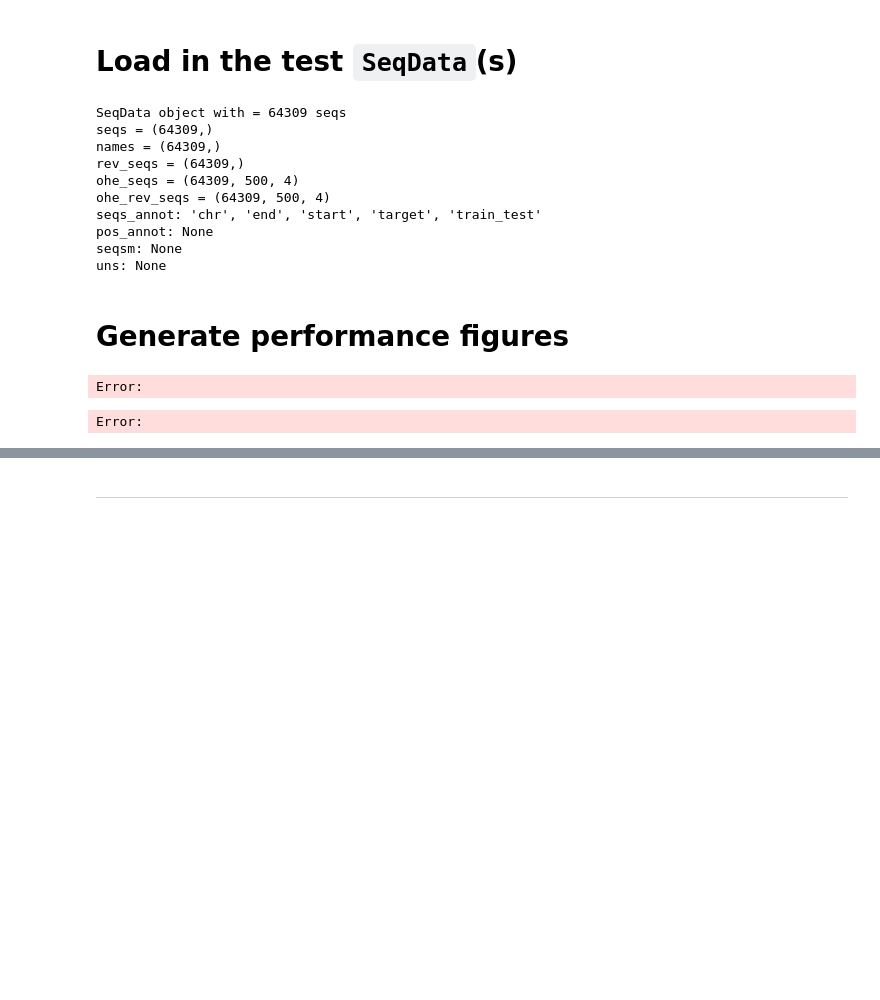
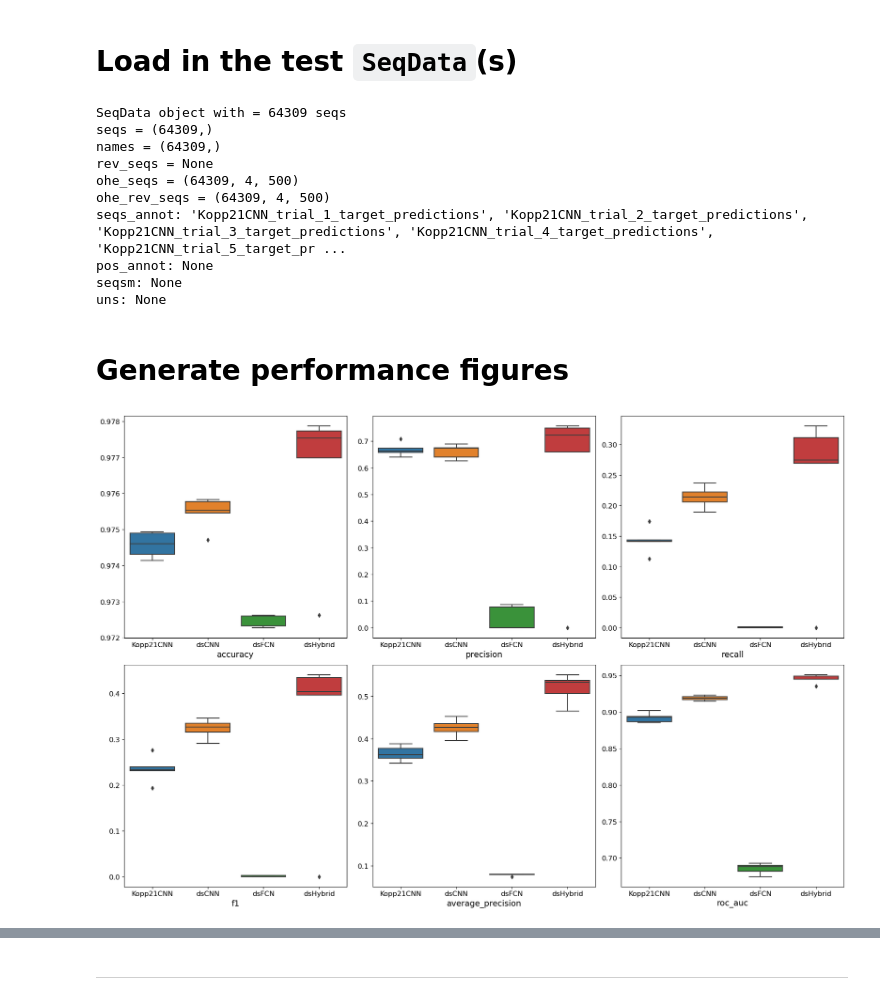
Before and after one commit to ML4GLand/EUGENe_paper, a Jupyter notebook: notebooks/kopp21/kopp21_plotting.ipynb, the cells around one changed output, grey strips where cells are left out. Drawn from its saved outputs; the diff is of its cells as text; code cells hidden in the pictures; blank space fills up the shorter version.

```diff
--- a/notebooks/kopp21/kopp21_plotting.ipynb
+++ b/notebooks/kopp21/kopp21_plotting.ipynb
@@ -39,17 +42,17 @@ eu.settings.verbosity = logging.ERROR
 # %%
 # Load in the training data that's been predicted on
 sdata_test = eu.dl.read_h5sd(
-    filename=os.path.join(eu.settings.dataset_dir, "jund_test_processed.h5sd")
+    filename=os.path.join(eu.settings.output_dir, "test_predictions.h5sd")
 )
 sdata_test
 # %% [output]
 SeqData object with = 64309 seqs
 seqs = (64309,)
 names = (64309,)
-rev_seqs = (64309,)
-ohe_seqs = (64309, 500, 4)
-ohe_rev_seqs = (64309, 500, 4)
-seqs_annot: 'chr', 'end', 'start', 'target', 'train_test'
+rev_seqs = None
+ohe_seqs = (64309, 4, 500)
+ohe_rev_seqs = (64309, 4, 500)
+seqs_annot: 'Kopp21CNN_trial_1_target_predictions', 'Kopp21CNN_trial_2_target_predictions', 'Kopp21CNN_trial_3_target_predictions', 'Kopp21CNN_trial_4_target_predictions', 'Kopp21CNN_trial_5_target_pr ...
 pos_annot: None
 seqsm: None
 uns: None
@@ -58,19 +61,13 @@ uns: None
 # %%
 # Summarize performance across models for a metric
 model_scores = eu.pl.performance_summary(
     sdata_test,
     target="target",
-    prediction_groups=["dsFCN"] + ["dsCNN"] + ["dsRNN"] + ["dsHybrid"],
-    hue="prediction_groups",
+    prediction_groups=["Kopp21CNN"]*5 + ["dsCNN"]*5 + ["dsFCN"]*5 + ["dsHybrid"]*5,
     metrics=["accuracy", "precision", "recall", "f1", "average_precision", "roc_auc"],
     figsize=(6, 6)
 )
-
-# Identify the best model from returned model scores
-auprc_sorted = model_scores["average_precision"].sort_values(ascending=False)
-auprc_sorted.plot(kind="bar", ylabel="auPRC")
 #plt.savefig(os.path.join(figure_dir, "performance_summary.png"))
 plt.show()
 # %% [output]
-Error:
-Error:
+[figure, added]
```
Also changed, not shown: parts of 5 cells of this notebook, 9 other files.
